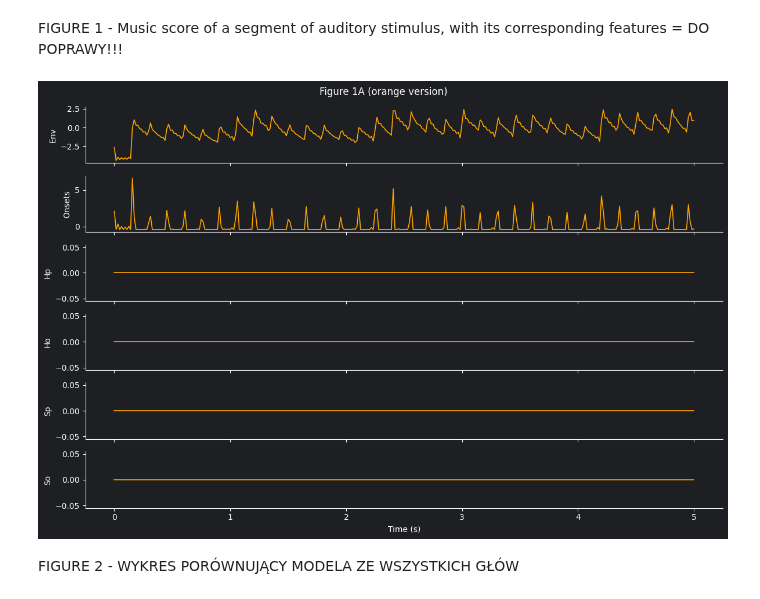
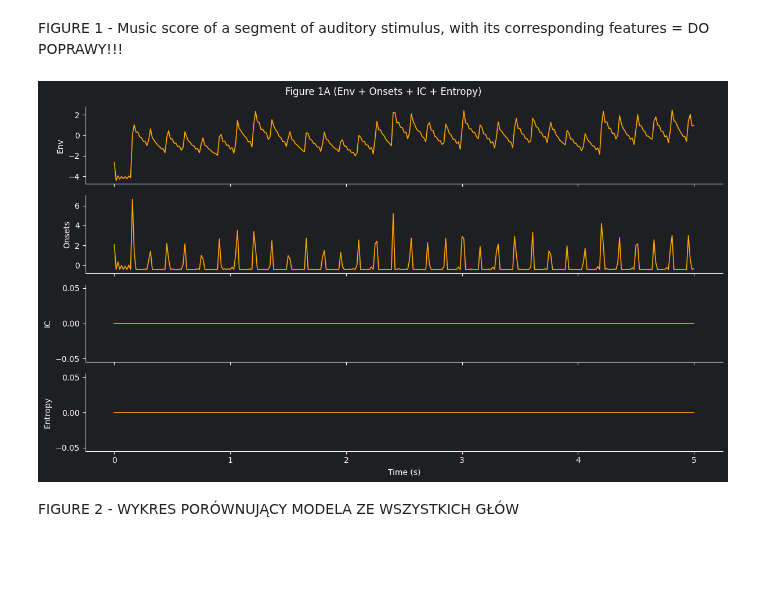
Before and after one commit to k-basinski/inharmonic_melodies, a Jupyter notebook: TRF_analysis/TRF_analysis.ipynb, the cells around one changed output. Saved outputs shown, nothing was run; the diff lists cells and outputs as text; code cells hidden in the pictures; blank space fills up the shorter version.

```diff
--- a/TRF_analysis/TRF_analysis.ipynb
+++ b/TRF_analysis/TRF_analysis.ipynb
@@ -188,28 +212,41 @@ AMH: nan
 FIGURE 1 - Music score of a segment of auditory stimulus, with its corresponding features = DO POPRAWY!!!
 # %%
 def plot_figure_1a(mvar_stimulus_epoch, fs, start_sec=0, end_sec=5):
+
+    # konwersja triala na array
     mvar_stimulus_epoch = np.array(mvar_stimulus_epoch)
-    data = mvar_stimulus_epoch[:, :6]  # bez harm
-    features = ['Env', 'Onsets', 'Hp', 'Ho', 'Sp', 'So']
+
+    # bierzemy tylko 4 pierwsze kolumny:
+    # Env, Onsets, IC, Entropy
+    data = mvar_stimulus_epoch[:, :4]
+
+    # etykiety dopasowane do Twojego modelu
+    features = ['Env', 'Onsets', 'IC', 'Entropy']
+
+    # oś czasu
     t = np.arange(data.shape[0]) / fs
+
+    # wycinek czasowy
     mask = (t >= start_sec) & (t <= end_sec)
     t_crop = t[mask]
     d_crop = data[mask, :]
-    fig, axes = plt.subplots(6, 1, figsize=(12, 8), sharex=True)
 
-    for i in range(6):
+    # figura
+    fig, axes = plt.subplots(4, 1, figsize=(12, 7), sharex=True)
+
+    for i in range(4):
         axes[i].plot(t_crop, d_crop[:, i], color='orange', linewidth=1.2)
         axes[i].set_ylabel(features[i])
         axes[i].spines['top'].set_visible(False)
         axes[i].spines['right'].set_visible(False)
 
     axes[-1].set_xlabel("Time (s)")
-    plt.suptitle("Figure 1A (orange version)")
+    plt.suptitle("Figure 1A (Env + Onsets + IC + Entropy)")
     plt.tight_layout()
     plt.show()
 plot_figure_1a(mvar_stimulus[0], new_fs)
 # %% [output]
-[figure, old version]
+[figure, new version]
 # %% [markdown]
 FIGURE 2 - WYKRES PORÓWNUJĄCY MODELA ZE WSZYSTKICH GŁÓW
 # %%
```
Also changed, not shown: parts of 5 cells of this notebook.
